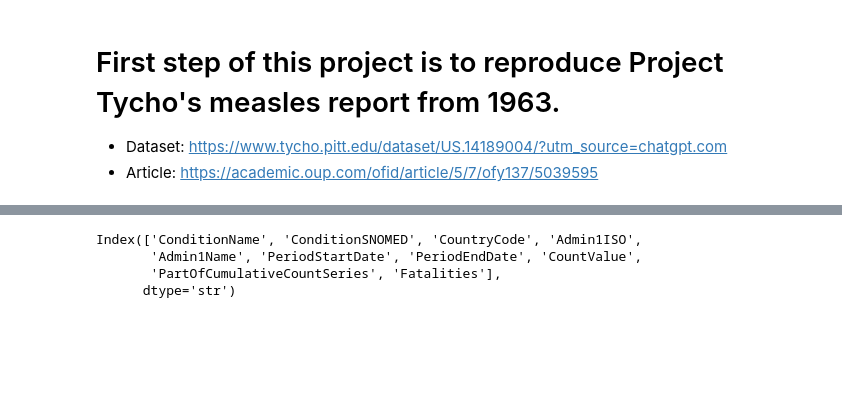
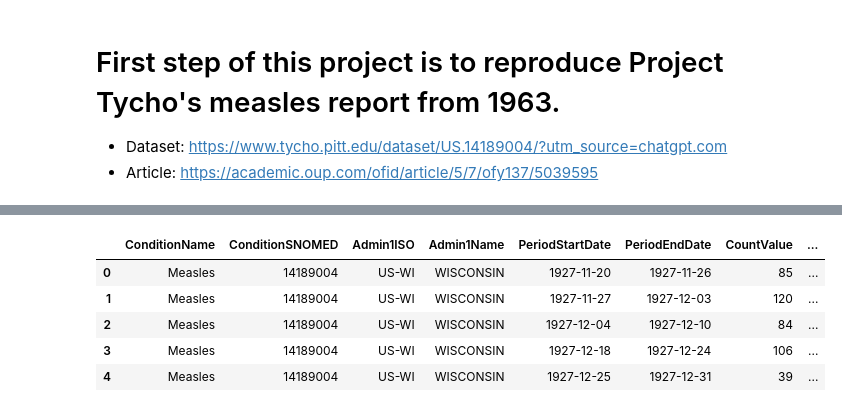
Before and after one commit to FusRaDa/biot670i_capstone_vaccination_project, a Jupyter notebook: 00_tycho_measles_control.ipynb, the cells around one changed output, grey strips where cells are left out. Drawn from its saved outputs; the diff is of its cells as text; code cells hidden in the pictures; blank space fills up the shorter version.

Commit message:
read article

```diff
--- a/00_tycho_measles_control.ipynb
+++ b/00_tycho_measles_control.ipynb
@@ -27,7 +6,6 @@ API_KEY = os.getenv("TYCHO_API_KEY")
 core_columns = [
     "ConditionName",
     "ConditionSNOMED",
-    "CountryCode",
     "Admin1ISO",
     "Admin1Name",
     "PeriodStartDate",
@@ -64,7 +17,12 @@ df.head()
-# %%
-df.columns
-# %% [output]
-Index(['ConditionName', 'ConditionSNOMED', 'CountryCode', 'Admin1ISO',
-       'Admin1Name', 'PeriodStartDate', 'PeriodEndDate', 'CountValue',
-       'PartOfCumulativeCountSeries', 'Fatalities'],
-      dtype='str')
+# %%
+import pandas as pd
+
+measles_df = pd.read_csv('tycho/US.14189004.csv', low_memory=False)[core_columns]
+measles_df.head()
+# %% [output]
+|  | ConditionName | ConditionSNOMED | Admin1ISO | Admin1Name | PeriodStartDate | PeriodEndDate | CountValue | ... |
+| 0 | Measles | 14189004 | US-WI | WISCONSIN | 1927-11-20 | 1927-11-26 | 85 | ... |
+| 1 | Measles | 14189004 | US-WI | WISCONSIN | 1927-11-27 | 1927-12-03 | 120 | ... |
+| 2 | Measles | 14189004 | US-WI | WISCONSIN | 1927-12-04 | 1927-12-10 | 84 | ... |
+| 3 | Measles | 14189004 | US-WI | WISCONSIN | 1927-12-18 | 1927-12-24 | 106 | ... |
+| 4 | Measles | 14189004 | US-WI | WISCONSIN | 1927-12-25 | 1927-12-31 | 39 | ... |
```
Also changed, not shown: parts of 8 cells of this notebook, 4 other files.
